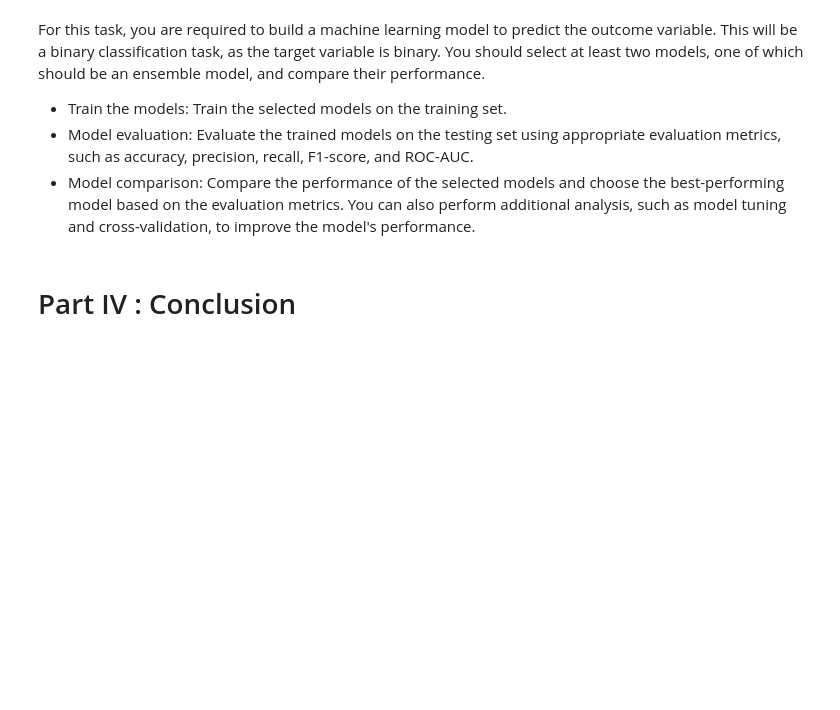
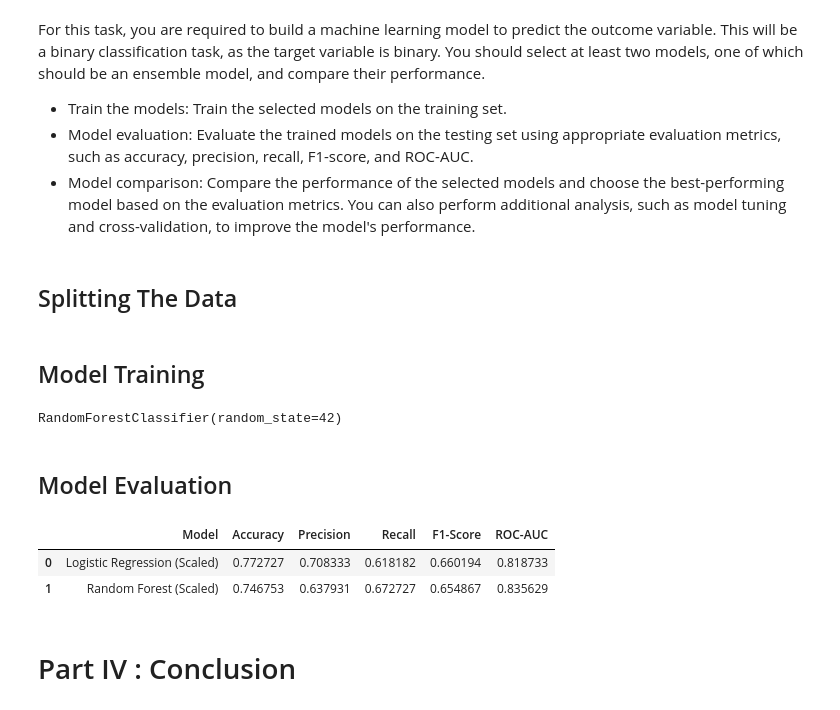
Before and after one commit to ChrisCuss/ml-project-supervised-learning, a Jupyter notebook: Supervised Learning - Project.ipynb, the cells around one changed output. Drawn from its saved outputs; the diff is of its cells as text; code cells hidden in the pictures; blank space fills up the shorter version.

```diff
--- a/Supervised Learning - Project.ipynb
+++ b/Supervised Learning - Project.ipynb
@@ -518,0 +526,5 @@ plt.show()
+# %%
+# Normalizing the data
+
+scaler = MinMaxScaler()
+df_scaled = pd.DataFrame(scaler.fit_transform(df.drop(['Outcome'], axis=1)), columns=df.columns[:-1])
@@ -524,6 +546,57 @@ For this task, you are required to build a machine learning model to predict the
 - Train the models: Train the selected models on the training set.
 - Model evaluation: Evaluate the trained models on the testing set using appropriate evaluation metrics, such as accuracy, precision, recall, F1-score, and ROC-AUC.
 - Model comparison: Compare the performance of the selected models and choose the best-performing model based on the evaluation metrics. You can also perform additional analysis, such as model tuning and cross-validation, to improve the model's performance.
+# %% [markdown]
+## Splitting The Data
+# %%
+from sklearn.model_selection import train_test_split
+
+# Target Variable
+y = df['Outcome']
+
+# Train and Test split
+X_train_scaled, X_test_scaled, y_train, y_test = train_test_split(df_scaled, y, test_size=0.2, random_state=42)
+# %% [markdown]
+## Model Training
+# %%
+from sklearn.linear_model import LogisticRegression
+from sklearn.ensemble import RandomForestClassifier
+
+# Initializing the models
+logreg_scaled = LogisticRegression(max_iter=1000, random_state=42)
+rf_scaled = RandomForestClassifier(n_estimators=100, random_state=42)
+
+# Training the models on the scaled training data
+logreg_scaled.fit(X_train_scaled, y_train)
+rf_scaled.fit(X_train_scaled, y_train)
+# %% [output]
+RandomForestClassifier(random_state=42)
+# %% [markdown]
+## Model Evaluation
+# %%
+from sklearn.metrics import accuracy_score, precision_score, recall_score, f1_score, roc_auc_score
+
+# Predictions with scaled data
+y_pred_logreg_scaled = logreg_scaled.predict(X_test_scaled)
+y_pred_rf_scaled = rf_scaled.predict(X_test_scaled)
+
+# Evaluation metrics for scaled data
+metrics_scaled = {
+    'Model': ['Logistic Regression (Scaled)', 'Random Forest (Scaled)'],
+    'Accuracy': [accuracy_score(y_test, y_pred_logreg_scaled), accuracy_score(y_test, y_pred_rf_scaled)],
+    'Precision': [precision_score(y_test, y_pred_logreg_scaled), precision_score(y_test, y_pred_rf_scaled)],
+    'Recall': [recall_score(y_test, y_pred_logreg_scaled), recall_score(y_test, y_pred_rf_scaled)],
+    'F1-Score': [f1_score(y_test, y_pred_logreg_scaled), f1_score(y_test, y_pred_rf_scaled)],
+    'ROC-AUC': [roc_auc_score(y_test, logreg_scaled.predict_proba(X_test_scaled)[:,1]), roc_auc_score(y_test, rf_scaled.predict_proba(X_test_scaled)[:,1])]
+}
+
+# Convert to DataFrame
+metrics_scaled_df = pd.DataFrame(metrics_scaled)
+metrics_scaled_df
+# %% [output]
+|  | Model | Accuracy | Precision | Recall | F1-Score | ROC-AUC |
+| 0 | Logistic Regression (Scaled) | 0.772727 | 0.708333 | 0.618182 | 0.660194 | 0.818733 |
+| 1 | Random Forest (Scaled) | 0.746753 | 0.637931 | 0.672727 | 0.654867 | 0.835629 |
 # %% [markdown]
 # Part IV : Conclusion
 # %% [markdown]
```
Also changed, not shown: parts of 4 cells of this notebook.
